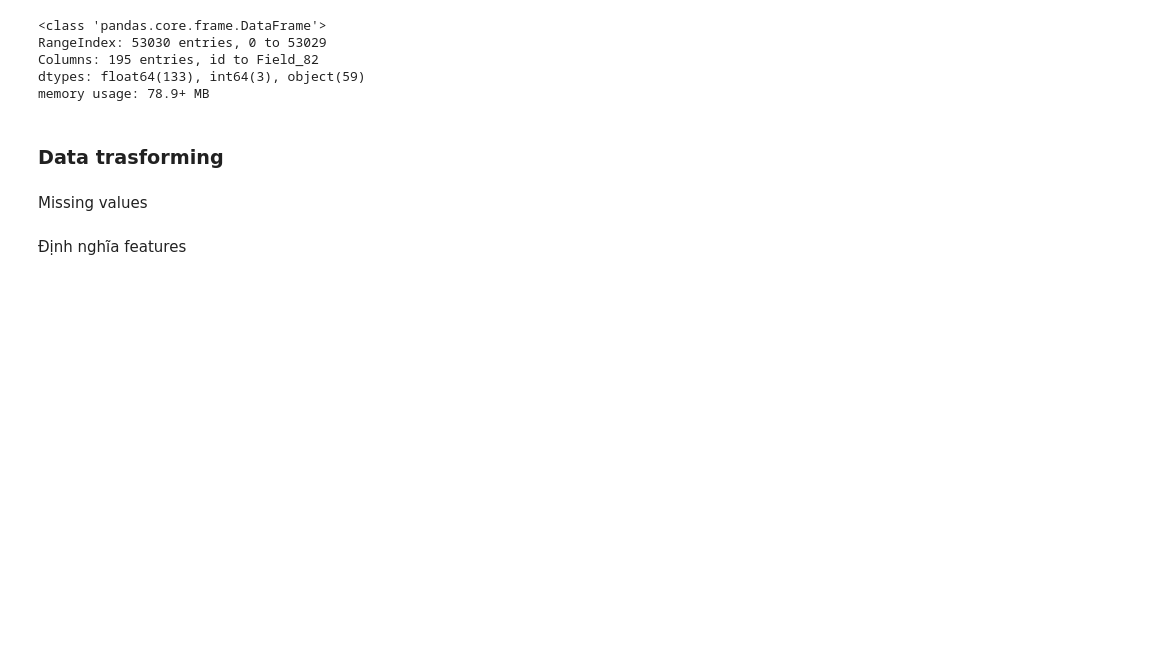
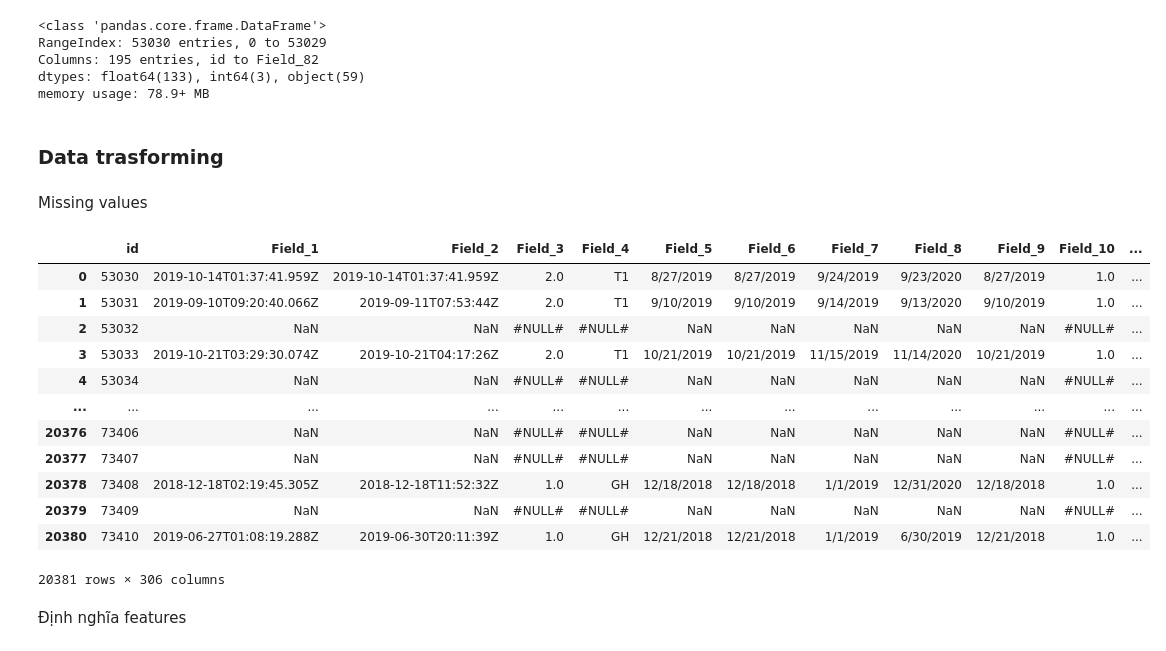
Before and after one commit to quanvu0996/compet, a Jupyter notebook: kalapa_4student_net2_tensorflow.ipynb, the cells around one changed output. Cells and saved outputs as stored; diff of their text form; code cells hidden in the pictures; blank space fills up the shorter version.

```diff
--- a/kalapa_4student_net2_tensorflow.ipynb
+++ b/kalapa_4student_net2_tensorflow.ipynb
@@ -146,7 +146,7 @@ def trans_date_fts(df, col, format = 'yyyy-mm-dd'):
 
   ft_1 = fc.numeric_column(day_num_name, dtype=tf.float32)
 
-  return df, [ft, ft_1] , [year_name, month_name, day_name]
+  return df, [ft, ft_1] , [year_name, month_name, day_name, day_num_name]
 
 fts_col_date = []
 date_derivated_fts = []
@@ -163,6 +163,22 @@ for col in cols_date:
   predict_data, date_fts_list_add, date_fts_name = trans_date_fts(predict_data, col,format = 'yyyy-mm-dd')
 for col in cols_date2:
   predict_data, date_fts_list_add, date_fts_name = trans_date_fts(predict_data, col,format = 'yyyymmdd')
+# %%
+predict_data
+# %% [output]
+|  | id | Field_1 | Field_2 | Field_3 | Field_4 | Field_5 | Field_6 | Field_7 | Field_8 | Field_9 | Field_10 | ... |
+| 0 | 53030 | 2019-10-14T01:37:41.959Z | 2019-10-14T01:37:41.959Z | 2.0 | T1 | 8/27/2019 | 8/27/2019 | 9/24/2019 | 9/23/2020 | 8/27/2019 | 1.0 | ... |
+| 1 | 53031 | 2019-09-10T09:20:40.066Z | 2019-09-11T07:53:44Z | 2.0 | T1 | 9/10/2019 | 9/10/2019 | 9/14/2019 | 9/13/2020 | 9/10/2019 | 1.0 | ... |
+| 2 | 53032 | NaN | NaN | #NULL# | #NULL# | NaN | NaN | NaN | NaN | NaN | #NULL# | ... |
+| 3 | 53033 | 2019-10-21T03:29:30.074Z | 2019-10-21T04:17:26Z | 2.0 | T1 | 10/21/2019 | 10/21/2019 | 11/15/2019 | 11/14/2020 | 10/21/2019 | 1.0 | ... |
+| 4 | 53034 | NaN | NaN | #NULL# | #NULL# | NaN | NaN | NaN | NaN | NaN | #NULL# | ... |
+| ... | ... | ... | ... | ... | ... | ... | ... | ... | ... | ... | ... | ... |
+| 20376 | 73406 | NaN | NaN | #NULL# | #NULL# | NaN | NaN | NaN | NaN | NaN | #NULL# | ... |
+| 20377 | 73407 | NaN | NaN | #NULL# | #NULL# | NaN | NaN | NaN | NaN | NaN | #NULL# | ... |
+| 20378 | 73408 | 2018-12-18T02:19:45.305Z | 2018-12-18T11:52:32Z | 1.0 | GH | 12/18/2018 | 12/18/2018 | 1/1/2019 | 12/31/2020 | 12/18/2018 | 1.0 | ... |
+| 20379 | 73409 | NaN | NaN | #NULL# | #NULL# | NaN | NaN | NaN | NaN | NaN | #NULL# | ... |
+| 20380 | 73410 | 2019-06-27T01:08:19.288Z | 2019-06-30T20:11:39Z | 1.0 | GH | 12/21/2018 | 12/21/2018 | 1/1/2019 | 6/30/2019 | 12/21/2018 | 1.0 | ... |
+20381 rows × 306 columns
 # %%
 X_train, X_test, y_train, y_test = train_test_split(train_data
                                                    ,train_data['label'].values
```
Also changed, not shown: parts of 7 cells of this notebook.
